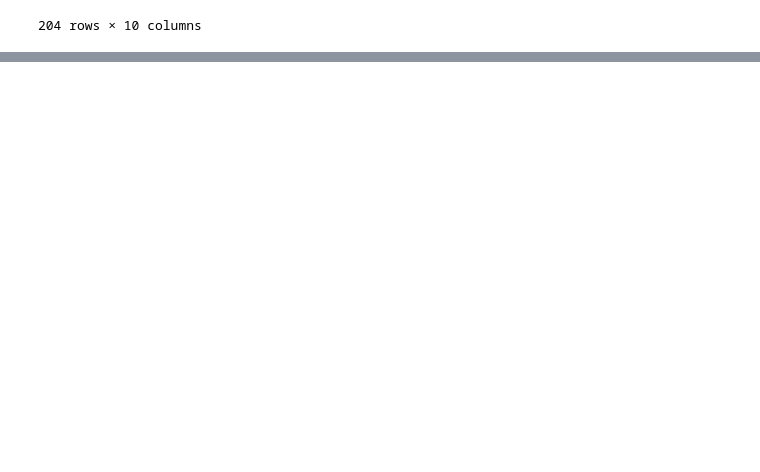
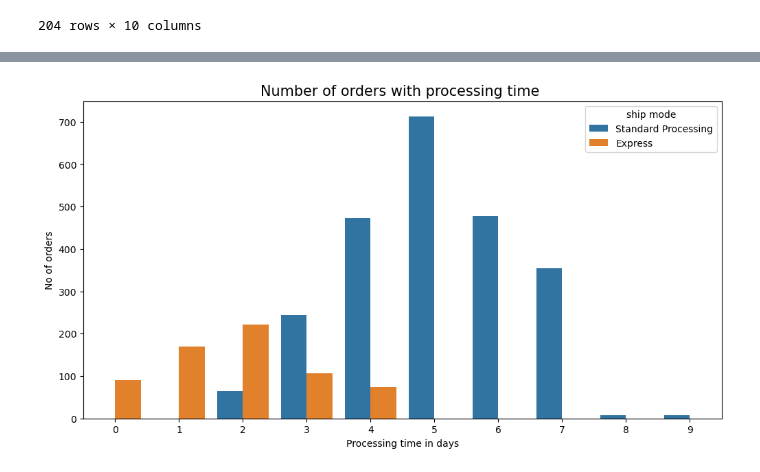
Before and after one commit to trinakohestani/da-eda-muesli, a Jupyter notebook: Steve/02_notebook_steve.ipynb, the cells around one changed output, grey strips where cells are left out. Cells and saved outputs as stored; diff of their text form; code cells hidden in the pictures; blank space fills up the shorter version.

```diff
--- a/Steve/02_notebook_steve.ipynb
+++ b/Steve/02_notebook_steve.ipynb
@@ -541,0 +823,10 @@ merged_intern
+# %%
+plt.figure(figsize=(12, 6))
+f1 = sns.countplot(x=merged_order_process_grouped['process bus days'], hue=merged_order_process_grouped['ship mode'])
+f1.tick_params(axis='x', rotation=0)
+#f1.set(xlabel=None) # set no label for x-axis
+f1.set_xlabel("Processing time in days", fontsize = 10); # set label for y-axis
+f1.set_ylabel("No of orders", fontsize = 10); # set label for y-axis
+f1.set_title('Number of orders with processing time ', fontsize=15); # set title
+# %% [output]
+[figure, added]
```
Also changed, not shown: parts of 79 cells of this notebook, 1 other file.
